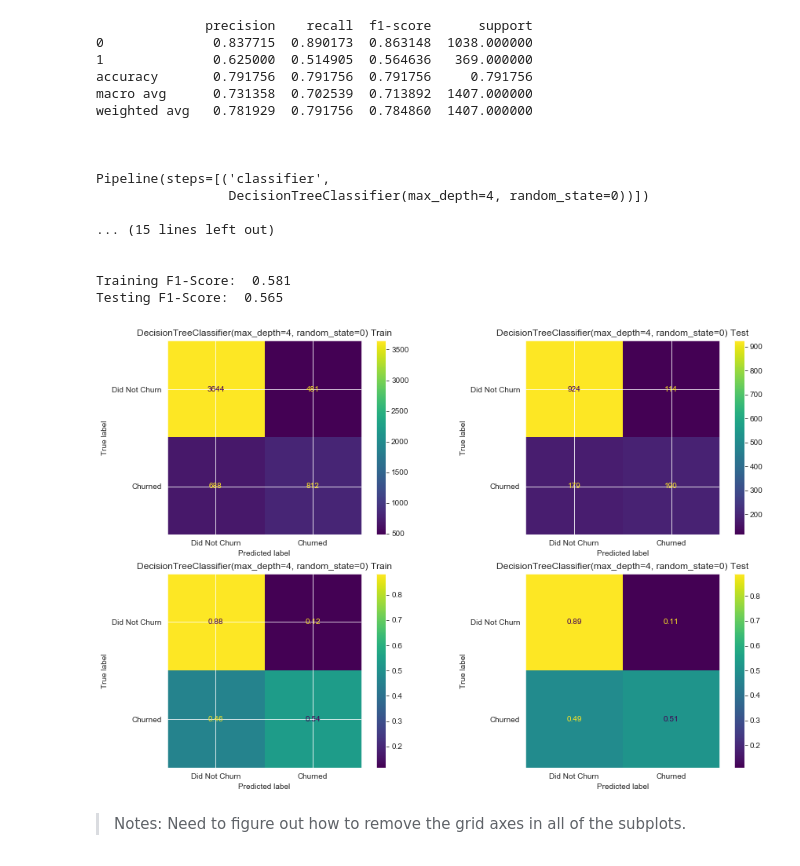
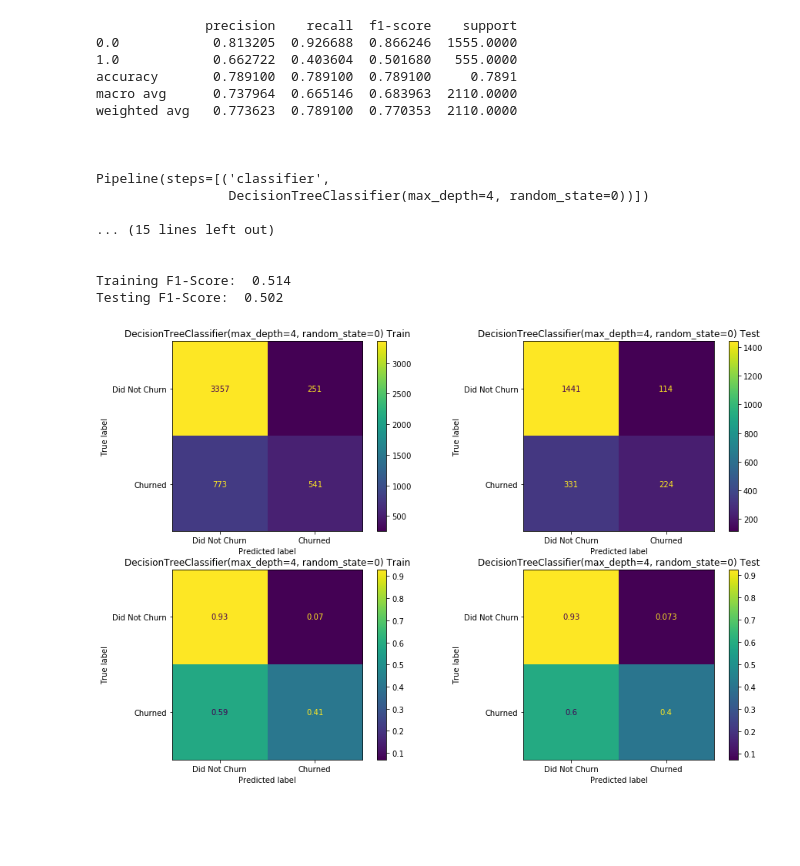
Before and after one commit to mattielips/customer-retention-modeling, a Jupyter notebook: Modeling.ipynb, the cells around one changed output. Drawn from its saved outputs; the diff is of its cells as text; code cells hidden in the pictures; blank space fills up the shorter version.

```diff
--- a/Modeling.ipynb
+++ b/Modeling.ipynb
@@ -53,5 +54,5 @@ df = df.dropna() # drop the NaN values
 df['totalcharges'] = df.totalcharges.astype(float) # converts to float
 # %%
 # create dummy variables
-df = pd.get_dummies(df, drop_first=True, dtype=int)
+df_dummified = pd.get_dummies(df, drop_first=True, dtype=int)
 # %% [markdown]
@@ -58,0 +60,5 @@ df = pd.get_dummies(df, drop_first=True, dtype=int)
+# %%
+# Scale the data
+scale = MinMaxScaler()
+df_dummified = pd.DataFrame(scale.fit_transform(df_dummified.values),
+                            columns=df_dummified.columns,index=df_dummified.index)
@@ -59,9 +74,9 @@ df = pd.get_dummies(df, drop_first=True, dtype=int)
 # %%
 # Create features and labels
-X = df.drop('churn', axis=1)
-y = df['churn']
+X = df_dummified.drop('churn', axis=1)
+y = df_dummified['churn']
 
 # Perform an train_test_split
-X_train, X_test, y_train, y_test = train_test_split(X, y, test_size=0.2, random_state=0)
+X_train, X_test, y_train, y_test = train_test_split(X, y, test_size=0.3, random_state=0) # 70/30 for standard ML
 # %%
 # CREATING A PIPELINE
@@ -91,16 +106,21 @@ def pipeline(name_of_pipeline, classifier):
     print('Training F1-Score: ', round(f1_score(y_train, y_pred_train),3))
     print('Testing F1-Score: ', round(f1_score(y_test, y_pred_test),3))
     return
+# %%
+# defining the three different classification modeling techniques that will be used throughout this project
+dt = DecisionTreeClassifier(random_state=0, max_depth=4)
+knn = KNeighborsClassifier()
+rf = RandomForestClassifier(random_state=0, n_estimators=100, max_depth=4)
 # %%
 # CALL THE PIPELINE
-pipeline('pipe_1', DecisionTreeClassifier(random_state=0, max_depth=4))
+pipeline('pipe_1', dt, X_train, y_train, X_test, y_test)
 # %% [output]
-              precision    recall  f1-score      support
-0              0.837715  0.890173  0.863148  1038.000000
-1              0.625000  0.514905  0.564636   369.000000
-accuracy       0.791756  0.791756  0.791756     0.791756
-macro avg      0.731358  0.702539  0.713892  1407.000000
-weighted avg   0.781929  0.791756  0.784860  1407.000000
+              precision    recall  f1-score    support
+0.0            0.813205  0.926688  0.866246  1555.0000
+1.0            0.662722  0.403604  0.501680   555.0000
+accuracy       0.789100  0.789100  0.789100     0.7891
+macro avg      0.737964  0.665146  0.683963  2110.0000
+weighted avg   0.773623  0.789100  0.770353  2110.0000
 
 
 
@@ -110,8 +130,8 @@ Pipeline(steps=[('classifier',
 ... (15 lines left out)
 
 
-Training F1-Score:  0.581
-Testing F1-Score:  0.565
+Training F1-Score:  0.514
+Testing F1-Score:  0.502
 # %%
 def visualizing_confusionmatrix(name_of_pipeline, classifier, X_train, y_train, X_test, y_test):
     '''Creates confusion matrices of the results from classifier'''
@@ -150,9 +170,7 @@ def visualizing_confusionmatrix(name_of_pipeline, classifier, X_train, y_train,
     plt.show()
     return
 # %%
-visualizing_confusionmatrix('pipe_1', DecisionTreeClassifier(random_state=0, max_depth=4), X_train, y_train, X_test, y_test)
+visualizing_confusionmatrix('pipe_1', dt, X_train, y_train, X_test, y_test)
 # %% [output]
-[figure, old version]
+[figure, new version]
-# %% [markdown]
-> Notes: Need to figure out how to remove the grid axes in all of the subplots.
 # %%
```
Also changed, not shown: parts of 36 cells of this notebook.
